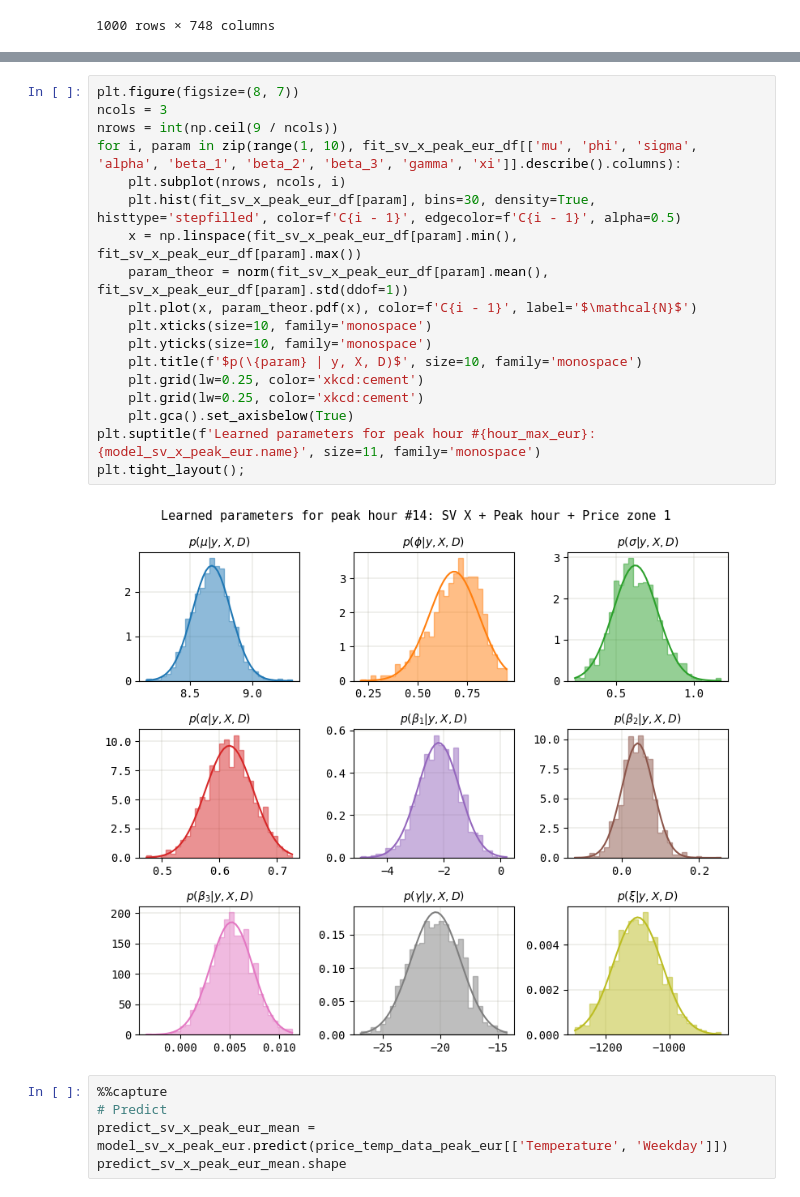
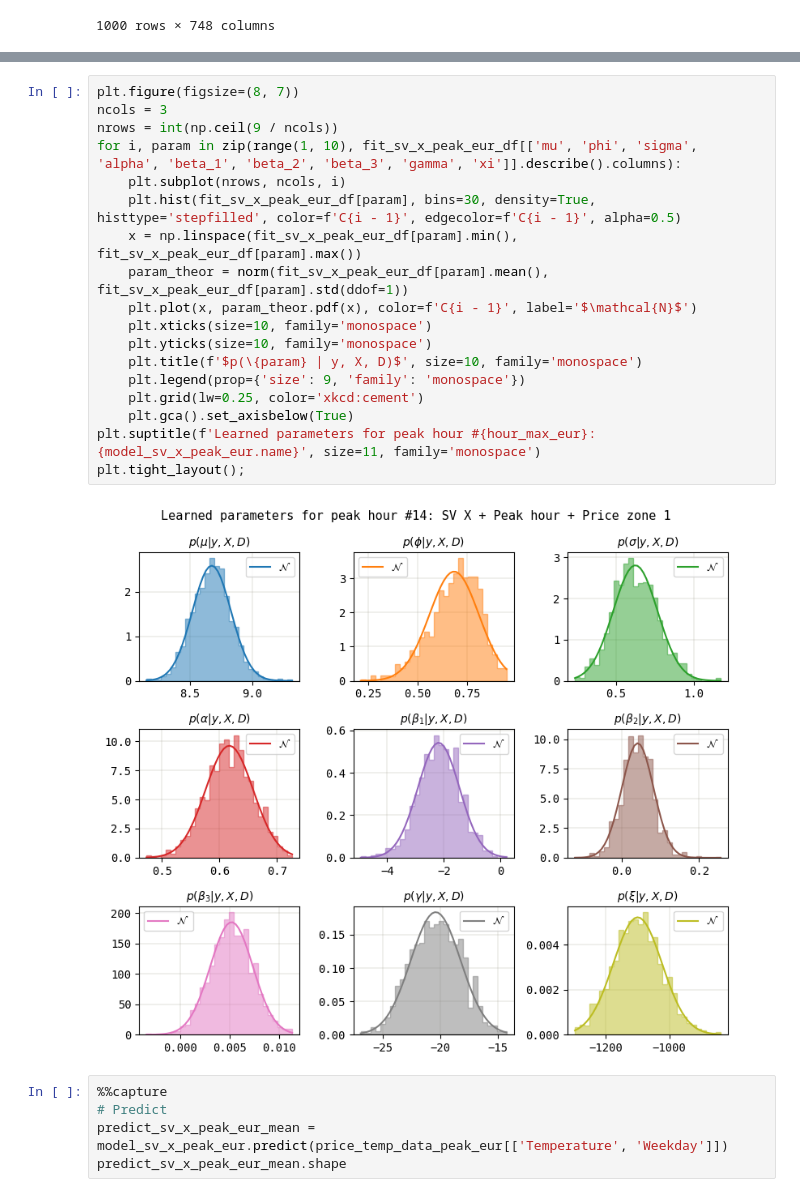
Before and after one commit to andrewha/mds2022, a Jupyter notebook: Thesis/sv_models_new.ipynb, the cells around one changed output, grey strips where cells are left out. Saved outputs shown, nothing was run; the diff lists cells and outputs as text.

```diff
--- a/Thesis/sv_models_new.ipynb
+++ b/Thesis/sv_models_new.ipynb
@@ -955,23 +955,23 @@ fit_sv_x_peak_eur_df[['mu', 'phi', 'sigma', 'alpha', 'beta_1', 'beta_2', 'beta_3
 # %%
 plt.figure(figsize=(8, 7))
 ncols = 3
 nrows = int(np.ceil(9 / ncols))
 for i, param in zip(range(1, 10), fit_sv_x_peak_eur_df[['mu', 'phi', 'sigma', 'alpha', 'beta_1', 'beta_2', 'beta_3', 'gamma', 'xi']].describe().columns):
     plt.subplot(nrows, ncols, i)
     plt.hist(fit_sv_x_peak_eur_df[param], bins=30, density=True, histtype='stepfilled', color=f'C{i - 1}', edgecolor=f'C{i - 1}', alpha=0.5)
     x = np.linspace(fit_sv_x_peak_eur_df[param].min(), fit_sv_x_peak_eur_df[param].max())
     param_theor = norm(fit_sv_x_peak_eur_df[param].mean(), fit_sv_x_peak_eur_df[param].std(ddof=1))
     plt.plot(x, param_theor.pdf(x), color=f'C{i - 1}', label='$\mathcal{N}$')
     plt.xticks(size=10, family='monospace')
     plt.yticks(size=10, family='monospace')
     plt.title(f'$p(\{param} | y, X, D)$', size=10, family='monospace')
-    plt.grid(lw=0.25, color='xkcd:cement')
+    plt.legend(prop={'size': 9, 'family': 'monospace'})
     plt.grid(lw=0.25, color='xkcd:cement')
     plt.gca().set_axisbelow(True)
 plt.suptitle(f'Learned parameters for peak hour #{hour_max_eur}: {model_sv_x_peak_eur.name}', size=11, family='monospace')
 plt.tight_layout();
 # %% [output]
-[figure, old version]
+[figure, new version]
 # %%
 %%capture
 # Predict
```
